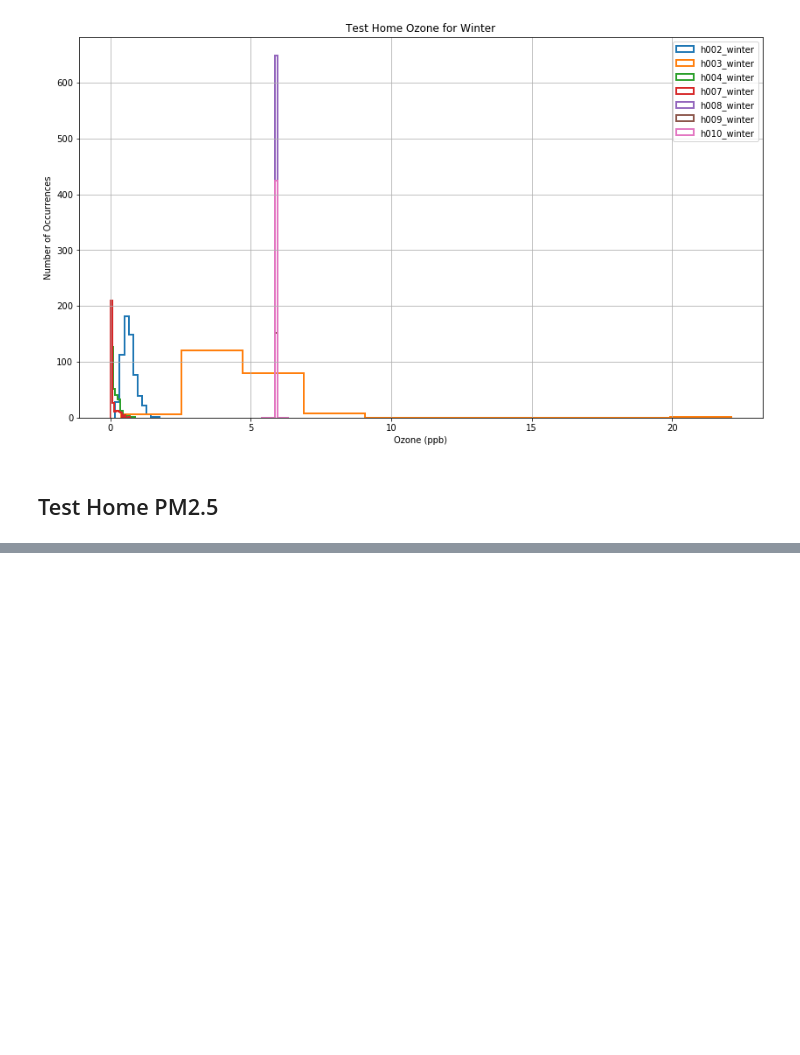
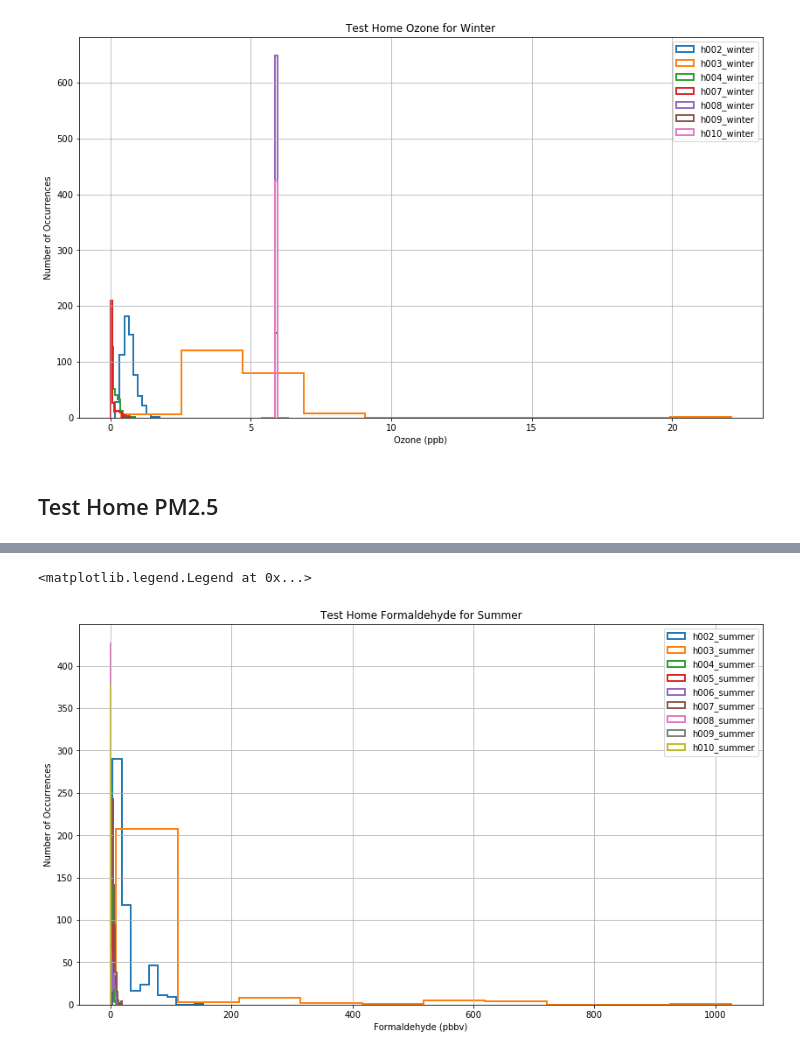
Before and after one commit to wsular/py-contam, a Jupyter notebook: python/houses/TestHomeSummary.ipynb, the cells around one changed output, grey strips where cells are left out. Cells and saved outputs as stored; diff of their text form; code cells hidden in the pictures; blank space fills up the shorter version.

```diff
--- a/python/houses/TestHomeSummary.ipynb
+++ b/python/houses/TestHomeSummary.ipynb
@@ -203,0 +206,28 @@ legend(winter, loc='best')
+# %%
+ch2o = pd.concat([pd.read_hdf(d+'houses.hdf', 'h002_summer/octm3'),
+                  pd.read_hdf(d+'houses.hdf', 'h002_winter/octm3'),
+                  pd.read_hdf(d+'houses.hdf', 'h003_summer/octm3'),
+                  pd.read_hdf(d+'houses.hdf', 'h003_winter/octm3'),
+                  pd.read_hdf(d+'houses.hdf', 'h004_summer/octm3'),
+                  pd.read_hdf(d+'houses.hdf', 'h004_winter/octm3'),
+                  pd.read_hdf(d+'houses.hdf', 'h005_summer/octm3'),
+                  pd.read_hdf(d+'houses.hdf', 'h006_summer/octm3'),
+#                  pd.read_hdf(d+'houses.hdf', 'h006_winter/octm3'),
+                  pd.read_hdf(d+'houses.hdf', 'h007_summer/octm3'),
+                  pd.read_hdf(d+'houses.hdf', 'h007_winter/octm3'),
+                  pd.read_hdf(d+'houses.hdf', 'h008_summer/octm3'),
+                  pd.read_hdf(d+'houses.hdf', 'h008_winter/octm3'),
+                  pd.read_hdf(d+'houses.hdf', 'h009_summer/octm3'),
+                  pd.read_hdf(d+'houses.hdf', 'h009_winter/octm3'),
+                  pd.read_hdf(d+'houses.hdf', 'h010_summer/octm3'),
+                  pd.read_hdf(d+'houses.hdf', 'h010_winter/octm3')],keys=houses)
+# %%
+figure(figsize=(14,8))
+ch2o.loc[summer].groupby(level=0).hist(histtype='step', linewidth=2)
+xlabel('Formaldehyde (pbbv)')
+ylabel('Number of Occurrences')
+title('Test Home Formaldehyde for Summer')
+legend(summer, loc='best')
+# %% [output]
+<matplotlib.legend.Legend at 0x...>
+[figure, added]
```
Also changed, not shown: parts of 9 cells of this notebook.
